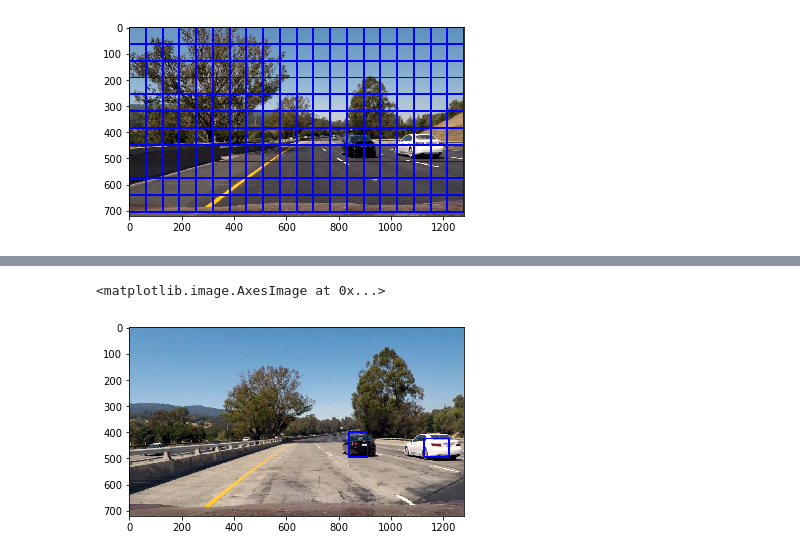
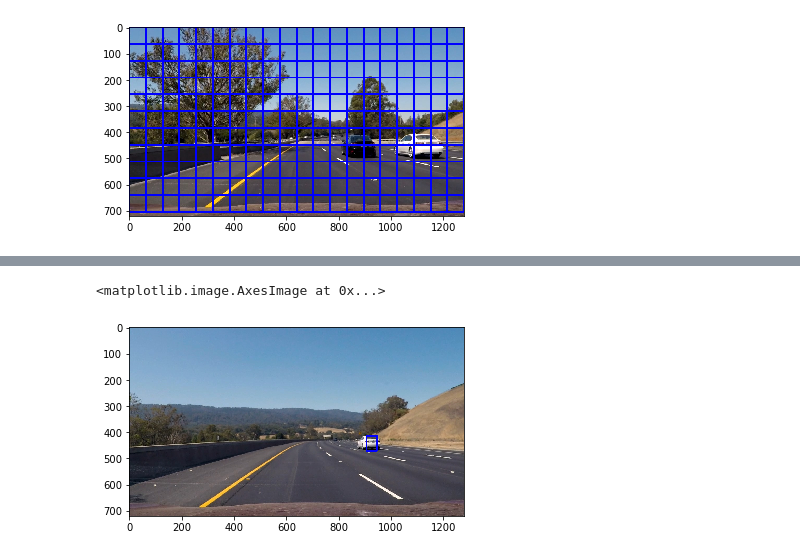
Before and after one commit to rakshithkeegadi/CarND-Vehicle-Detection, a Jupyter notebook: vehicle_detection.ipynb, the cells around one changed output, grey strips where cells are left out. Cells and saved outputs as stored; diff of their text form; code cells hidden in the pictures.

```diff
--- a/vehicle_detection.ipynb
+++ b/vehicle_detection.ipynb
@@ -693,36 +693,47 @@ plt.title('Car Positions')
 # %%
 def pipeline(img):
 
     x_list=[]
-    ystart = 400
-    ystop = 656
-    scale = 1.5
+    y1start = 400
+    y2stop = 650
+    scale1 = 1.5
 
 
-    out_img, x_list = find_cars(img, ystart, ystop, scale, svc, X_scaler, orient, pix_per_cell, cell_per_block, spatial_size, hist_bins)
+    ystart_list=[300,400,450]
+    ystop_list = [500,600,700]
+    scale_list=[0.9,1.8,2.7]
+    end_list=[]
+
+    for i in range (0,3):
+        x_list=[]
+        ystart=ystart_list[i]
+        ystop=ystop_list[i]
+        scale = scale_list[i]
+        out_img, x_list = find_cars(img, ystart, ystop, scale, svc, X_scaler, orient, pix_per_cell, cell_per_block, spatial_size, hist_bins)
+        end_list+=x_list
 
     sheat = np.zeros_like(img[:,:,0]).astype(np.float)
 
-    sheat = add_heat(sheat,x_list)
+    sheat = add_heat(sheat,end_list)
 
     # Apply threshold to help remove false positives
     sheat = apply_threshold(sheat,2)
 
     # Visualize the heatmap when displaying
     sheatmap = np.clip(sheat, 0, 255)
 
     # Find final boxes from heatmap using label function
     labels = label(sheatmap)
     draw_img = draw_labeled_bboxes(np.copy(img), labels)
 
     return draw_img
 
-img = mpimg.imread('./test_images/test1.jpg')
+img = mpimg.imread('./test_images/test3.jpg')
 out = pipeline(img)
 plt.imshow(out)
 # %% [output]
 <matplotlib.image.AxesImage at 0x...>
-[figure, old version]
+[figure, new version]
 # %%
 
 from moviepy.editor import VideoFileClip
```
Also changed, not shown: parts of 4 cells of this notebook.
